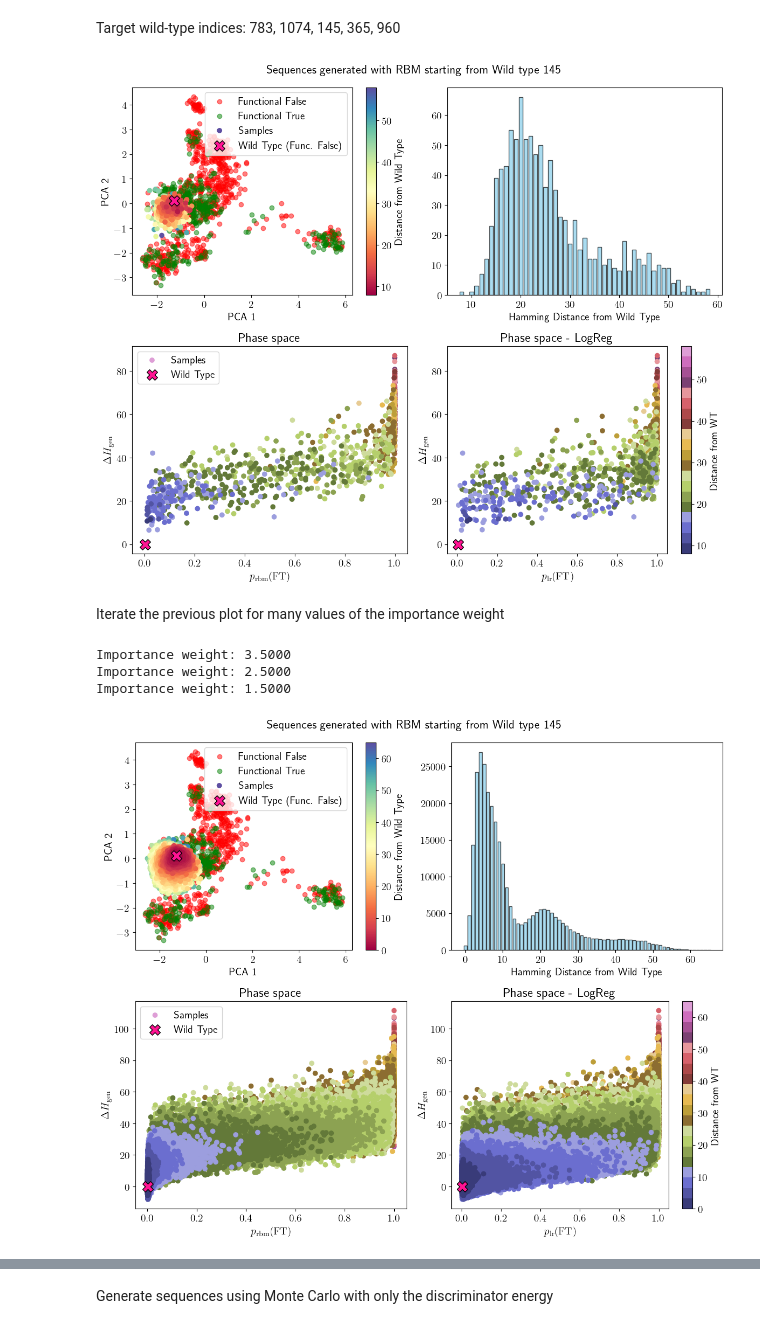
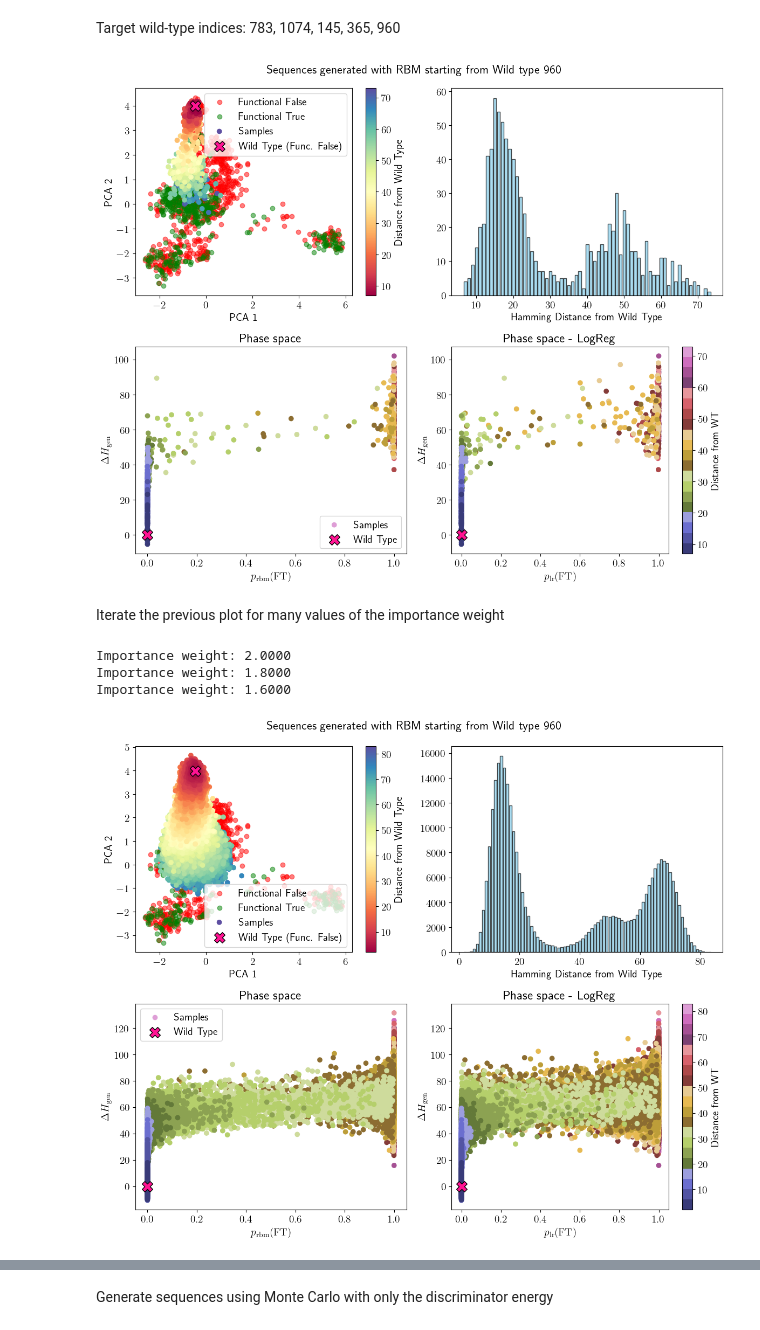
Before and after one commit to spqb/thermostable-ribozymes, a Jupyter notebook: notebooks/analysis_CM.ipynb, the cells around one changed output, grey strips where cells are left out. Drawn from its saved outputs; the diff is of its cells as text; code cells hidden in the pictures.

```diff
--- a/notebooks/analysis_CM.ipynb
+++ b/notebooks/analysis_CM.ipynb
@@ -377,7 +377,7 @@ def get_prob_logreg(samples, target_label_oh):
 # %% [markdown]
 Target wild-type indices: 783, 1074, 145, 365, 960
 # %%
-idx_wt = 145
+idx_wt = 960
 wild_type = dataset.data_one_hot[idx_wt]
 
 # visualize the wild type sequence in the pca space
@@ -388,7 +388,6 @@ def plot_summary(
     wild_type_pca: np.ndarray,
     data_pca: np.ndarray,
     functional_false_mask: np.ndarray,
-    idx_wt: int,
     distances: np.ndarray,
     energies: np.ndarray,
     p_rbm: np.ndarray,
@@ -443,8 +442,8 @@ def plot_summary(
     fig.tight_layout()
 # %%
 num_samples = 1000
-ngibbs = 5000
-is_strength = 1.5
+ngibbs = 1000
+is_strength = 1.8
 gen_strength = 1.0
 label_strength = 8.0
 
@@ -483,7 +482,6 @@ plot_summary(
     wild_type_pca=wt_pca,
     data_pca=data_proj,
     functional_false_mask=functional_false_mask,
-    idx_wt=idx_wt,
     distances=distances,
     energies=Hgen.cpu().numpy(),
     p_rbm=p_rbm.cpu().numpy(),
@@ -494,4 +492,4 @@ plot_summary(
     title=f"Sequences generated with RBM starting from Wild type {idx_wt}",
 )
 # %% [output]
-[figure, old version]
+[figure, new version]
@@ -512,14 +503,9 @@ Iterate the previous plot for many values of the importance weight
 # %%
-num_samples = 100000
-ngibbs = 5000
-gen_strength = 1.0
-label_strength = 8.0
-
 # linear scale from 3.5 to 1.5
-liminf = 1.5
-limsup = 3.5
-#is_strength_list = np.linspace(liminf, limsup, 10)
-is_strength_list = [3.5, 2.5, 1.5]
+# liminf = 1.5
+# limsup = 3.5
+# is_strength_list = np.linspace(liminf, limsup, 10)
+is_strength_list = [2.0, 1.8, 1.6]
 
 fname = f"../generated/CM/CM_importance_sampling_WT{idx_wt}_gen_strength{gen_strength}_label_strength{label_strength}_ngibbs{ngibbs}.csv"
 is_strength_records = []
@@ -570,34 +556,34 @@ df_results = pd.DataFrame({
 })
 df_results.to_csv(fname, index=False)
 # %% [output]
-Importance weight: 3.5000
-Importance weight: 2.5000
-Importance weight: 1.5000
+Importance weight: 2.0000
+Importance weight: 1.8000
+Importance weight: 1.6000
 # %%
 # import data from CSV
+fname = f"../generated/CM/CM_importance_sampling_WT{idx_wt}_gen_strength{gen_strength}_label_strength{label_strength}_ngibbs{ngibbs}.csv"
 df_results = pd.read_csv(fname)
 
 # pca of the samples
 samples_enc = np.eye(len(tokens))[encode_sequence(df_results["Sample"].values, tokens=tokens)]
 samples_pca = pca.transform(samples_enc.reshape(len(samples_enc), -1))
 
 plot_summary(
     samples_pca=samples_pca,
     wild_type_pca=wt_pca,
     data_pca=data_proj,
     functional_false_mask=functional_false_mask,
-    idx_wt=idx_wt,
     distances=df_results["Distance_from_WT"].values,
     energies=df_results["Hgen"].values,
     p_rbm=df_results["p_rbm"].values,
     p_lr=df_results["p_lr"].values,
     energy_wt=Hgen_wt.item(),
     p_rbm_wt=p_rbm_wt.item(),
     p_lr_wt=p_lr_wt.item(),
     title=f"Sequences generated with RBM starting from Wild type {idx_wt}",
 )
 # %% [output]
-[figure, old version]
+[figure, new version]
 # %%
 energies_bm = compute_energy(torch.tensor(samples_enc, device=device, dtype=dtype), bmDCA_params).cpu().numpy()
 energy_bm_wt = compute_energy(wild_type.unsqueeze(0), bmDCA_params).cpu().numpy()
```
Also changed, not shown: parts of 27 cells of this notebook, 13 other files.
